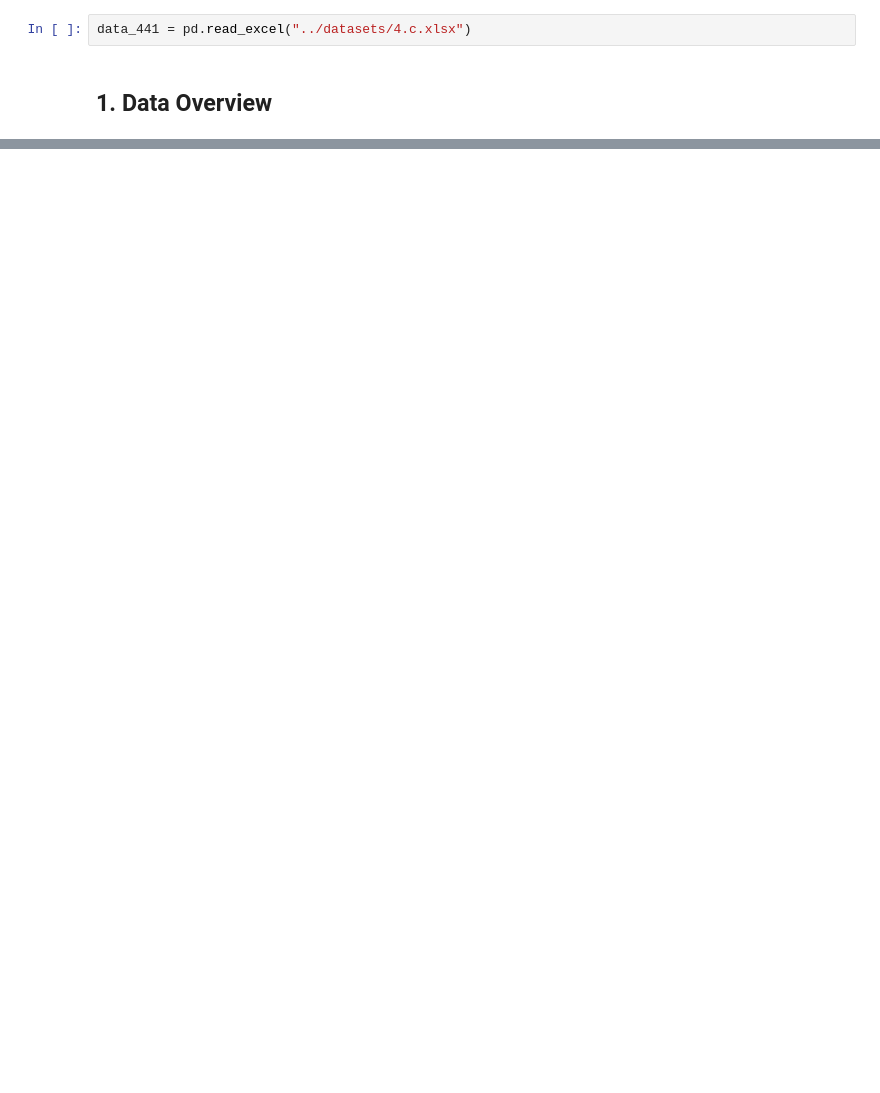
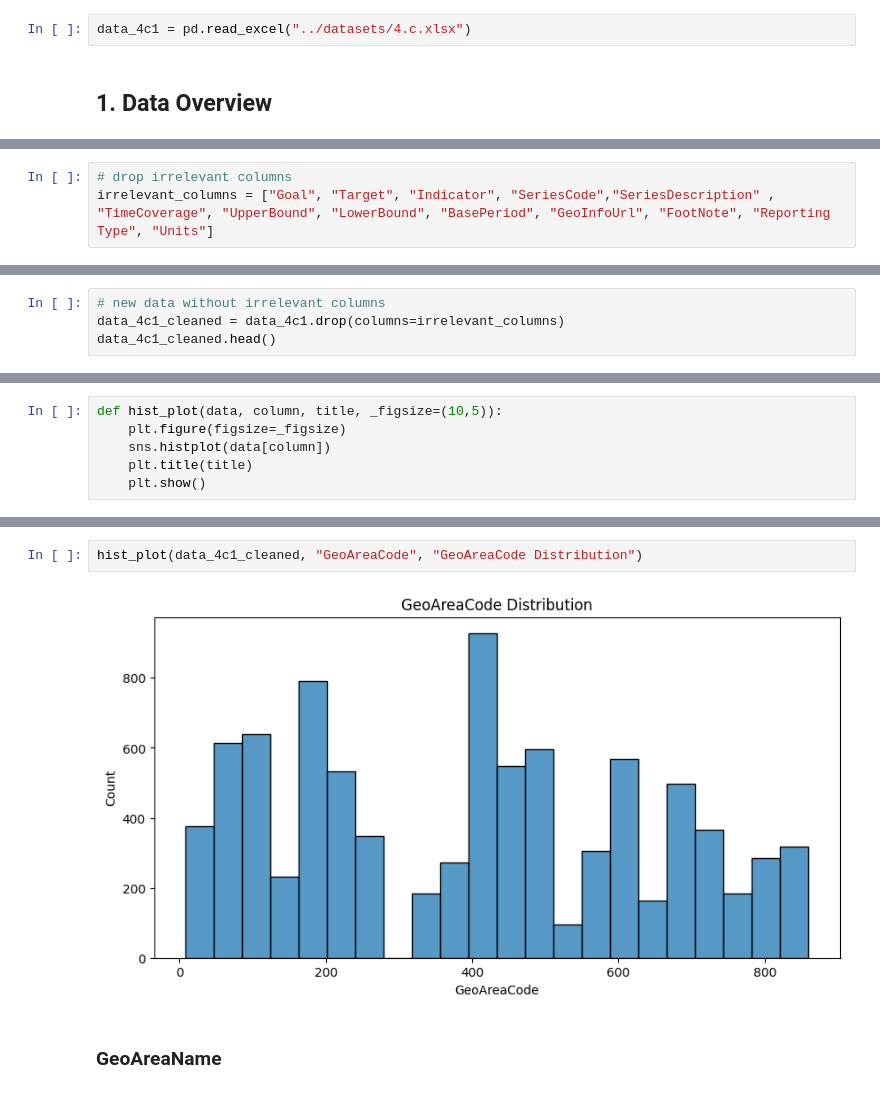
Before and after one commit to novelxv/Analisis-Kesenjangan-Pendidikan-dan-Keterampilan-di-Indonesia-dalam-Konteks-Global, a Jupyter notebook: src/sdg_indicator_4c_teacher.ipynb, the cells around one changed output, grey strips where cells are left out. Cells and saved outputs as stored; diff of their text form; blank space fills up the shorter version.

```diff
--- a/src/sdg_indicator_4c_teacher.ipynb
+++ b/src/sdg_indicator_4c_teacher.ipynb
@@ -11,7 +11,7 @@ Jeremya Dharmawan Raharjo<br>
 # %%
 import pandas as pd
 # %%
-data_441 = pd.read_excel("../datasets/4.c.xlsx")
+data_4c1 = pd.read_excel("../datasets/4.c.xlsx")
 # %% [markdown]
 ## 1. Data Overview
 # %%
@@ -26,0 +126,3 @@ data_441.head()
+# %%
+# drop irrelevant columns
+irrelevant_columns = ["Goal", "Target", "Indicator", "SeriesCode","SeriesDescription" , "TimeCoverage", "UpperBound", "LowerBound", "BasePeriod", "GeoInfoUrl", "FootNote", "Reporting Type", "Units"]
@@ -26,0 +148,4 @@ data_441.head()
+# %%
+# new data without irrelevant columns
+data_4c1_cleaned = data_4c1.drop(columns=irrelevant_columns)
+data_4c1_cleaned.head()
@@ -26,0 +172,6 @@ data_441.head()
+# %%
+def hist_plot(data, column, title, _figsize=(10,5)):
+    plt.figure(figsize=_figsize)
+    sns.histplot(data[column])
+    plt.title(title)
+    plt.show()
@@ -26,0 +197,6 @@ data_441.head()
+# %%
+hist_plot(data_4c1_cleaned, "GeoAreaCode", "GeoAreaCode Distribution")
+# %% [output]
+[figure, added]
+# %% [markdown]
+### GeoAreaName
```
Also changed, not shown: parts of 52 cells of this notebook, 1 other file.
